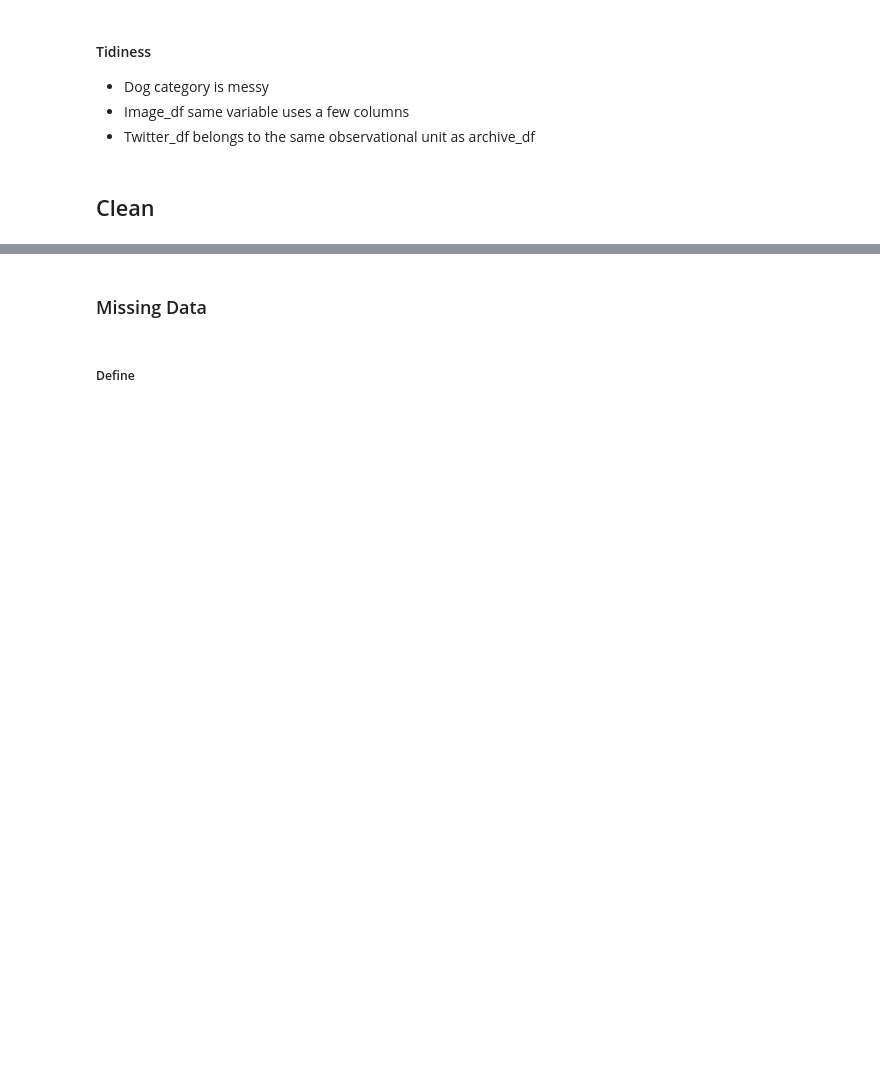
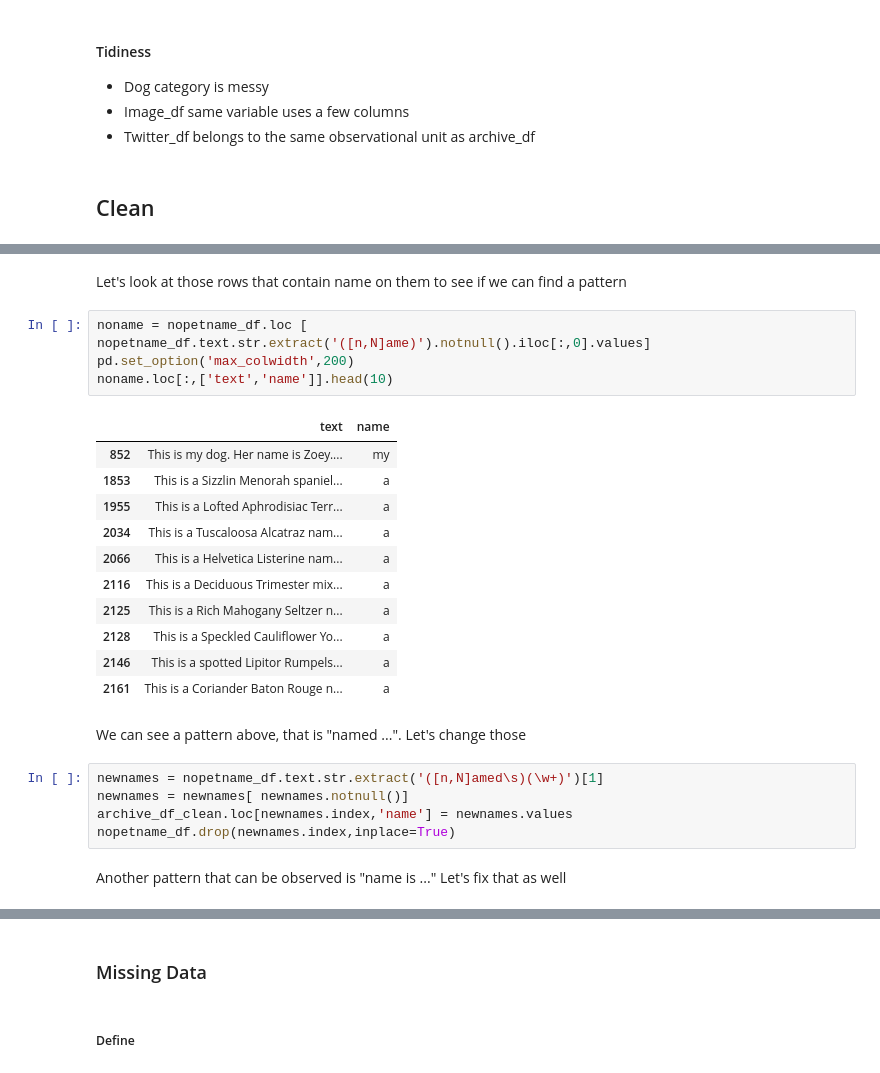
Before and after one commit to aleromar/DataWranglingOnTweeterDb, a Jupyter notebook: wrangle_act.ipynb, the cells around one changed output, grey strips where cells are left out. Saved outputs shown, nothing was run; the diff lists cells and outputs as text; blank space fills up the shorter version.

```diff
--- a/wrangle_act.ipynb
+++ b/wrangle_act.ipynb
@@ -367,0 +543,27 @@ As for the last dataframe tweeter_df it belongs to the same observational unit a
+# %% [markdown]
+Let's look at those rows that contain name on them to see if we can find a pattern
+# %%
+noname = nopetname_df.loc [ nopetname_df.text.str.extract('([n,N]ame)').notnull().iloc[:,0].values]
+pd.set_option('max_colwidth',200)
+noname.loc[:,['text','name']].head(10)
+# %% [output]
+|  | text | name |
+| 852 | This is my dog. Her name is Zoey.... | my |
+| 1853 | This is a Sizzlin Menorah spaniel... | a |
+| 1955 | This is a Lofted Aphrodisiac Terr... | a |
+| 2034 | This is a Tuscaloosa Alcatraz nam... | a |
+| 2066 | This is a Helvetica Listerine nam... | a |
+| 2116 | This is a Deciduous Trimester mix... | a |
+| 2125 | This is a Rich Mahogany Seltzer n... | a |
+| 2128 | This is a Speckled Cauliflower Yo... | a |
+| 2146 | This is a spotted Lipitor Rumpels... | a |
+| 2161 | This is a Coriander Baton Rouge n... | a |
+# %% [markdown]
+We can see a pattern above, that is "named ...". Let's change those
+# %%
+newnames = nopetname_df.text.str.extract('([n,N]amed\s)(\w+)')[1]
+newnames = newnames[ newnames.notnull()]
+archive_df_clean.loc[newnames.index,'name'] = newnames.values
+nopetname_df.drop(newnames.index,inplace=True)
+# %% [markdown]
+Another pattern that can be observed is "name is ..." Let's fix that as well
```
Also changed, not shown: parts of 54 cells of this notebook.
